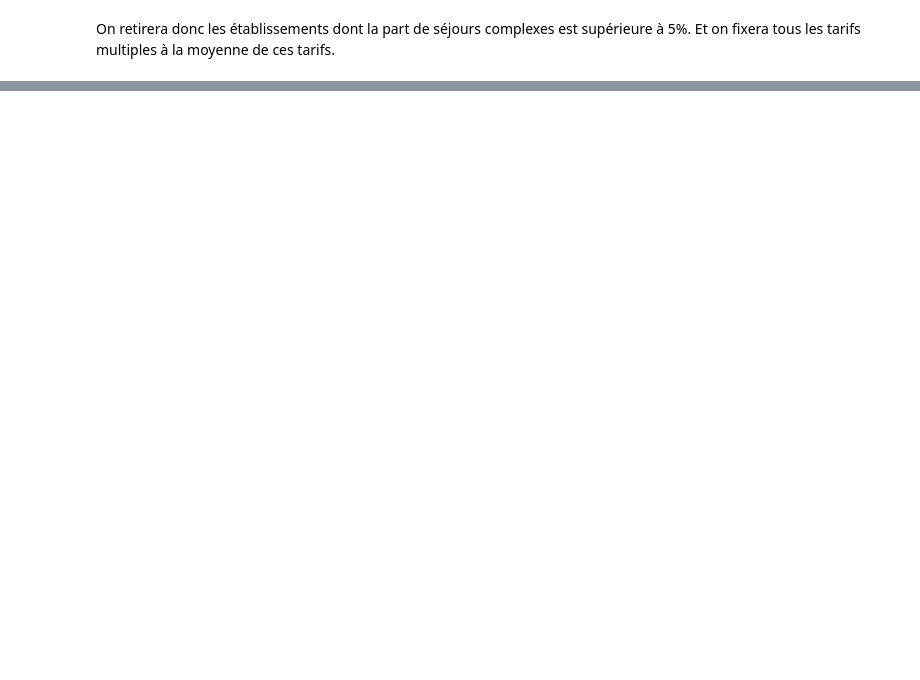
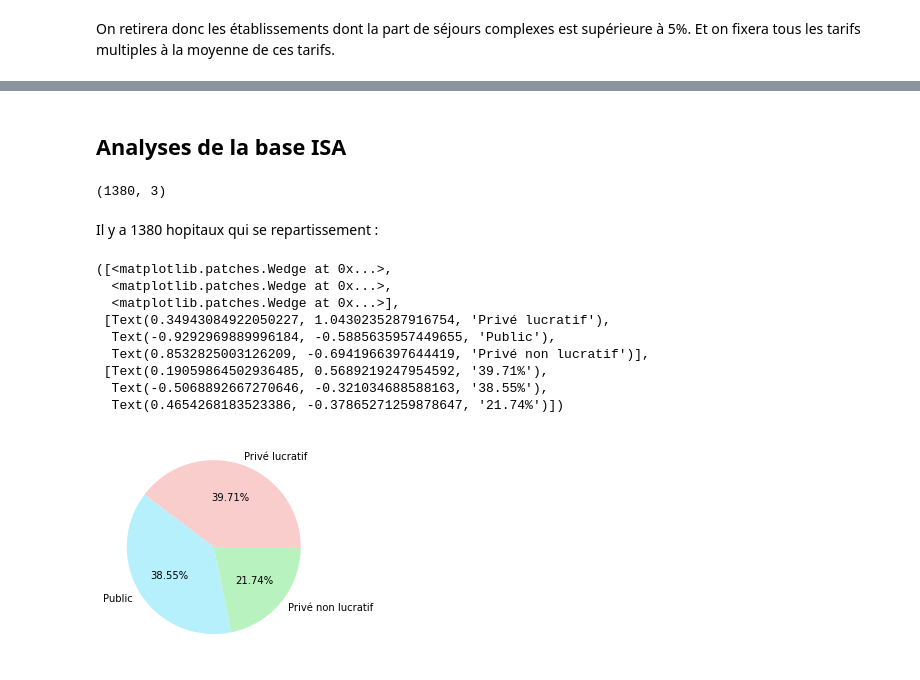
Before and after one commit to VincianeDesbois/Hopitaux_Production, a Jupyter notebook: Variable d'interet.ipynb, the cells around one changed output, grey strips where cells are left out. Cells and saved outputs as stored; diff of their text form; code cells hidden in the pictures; blank space fills up the shorter version.

```diff
--- a/Variable d'interet.ipynb
+++ b/Variable d'interet.ipynb
@@ -561,0 +1128,4 @@ ghs_pub.head()
+# %%
+# On fusionne prive et ghs_priv
+prive_ghm= pd.merge(prive,ghs_priv[["GHM-NRO",'GHS-PRI']],left_on="ghm2", right_on='GHM-NRO',how='inner')
+prive_ghm
@@ -561,0 +1191,4 @@ ghs_pub.head()
+# %%
+ISA_prive= pd.DataFrame({'Numero_finess': prive_ghm.groupby(['finess'])['GHS-PRI'].sum().index , 'Points_ISA' : prive_ghm.groupby(['finess'])['GHS-PRI'].sum(), "stjr":prive_ghm.groupby(['finess'])['stjr'].min()})
+ISA_prive.index = range(0,ISA_prive.shape[0],1)
+ISA_prive
@@ -561,0 +1243,3 @@ ghs_pub.head()
+# %%
+ISA = pd.concat([ISA_public, ISA_prive])
+ISA
@@ -561,0 +1263,26 @@ ghs_pub.head()
+# %% [markdown]
+## Analyses de la base ISA
+# %%
+ISA.shape
+# %% [output]
+(1380, 3)
+# %% [markdown]
+Il y a 1380 hopitaux qui se repartissement :
+# %%
+labels_names = {'Privé lucratif': 2, 'Public': 1, 'Privé non lucratif': 3}
+# %%
+colors = ['#facdcd','#b6f0fc','#b8f2be']
+plt.pie(ISA["stjr"].value_counts(), labels = labels_names,
+           colors = colors,
+           autopct = lambda x: str(round(x, 2)) + '%')
+# %% [output]
+([<matplotlib.patches.Wedge at 0x...>,
+  <matplotlib.patches.Wedge at 0x...>,
+  <matplotlib.patches.Wedge at 0x...>],
+ [Text(0.34943084922050227, 1.0430235287916754, 'Privé lucratif'),
+  Text(-0.9292969889996184, -0.5885635957449655, 'Public'),
+  Text(0.8532825003126209, -0.6941966397644419, 'Privé non lucratif')],
+ [Text(0.19059864502936485, 0.5689219247954592, '39.71%'),
+  Text(-0.5068892667270646, -0.321034688588163, '38.55%'),
+  Text(0.4654268183523386, -0.37865271259878647, '21.74%')])
+[figure, added]
```
Also changed, not shown: parts of 109 cells of this notebook.
